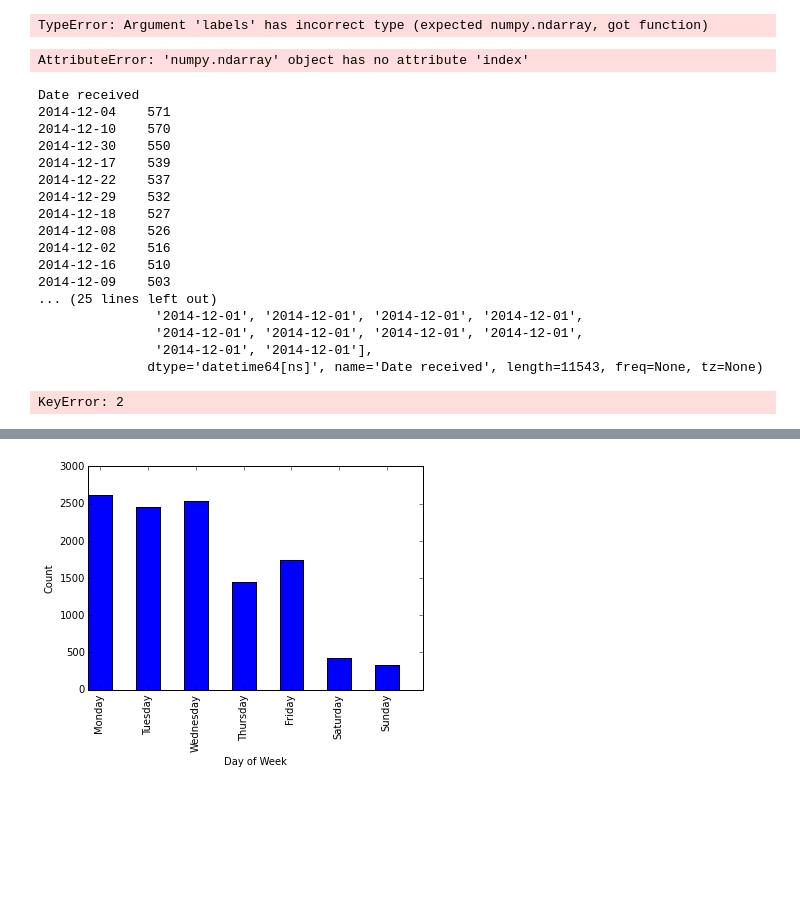
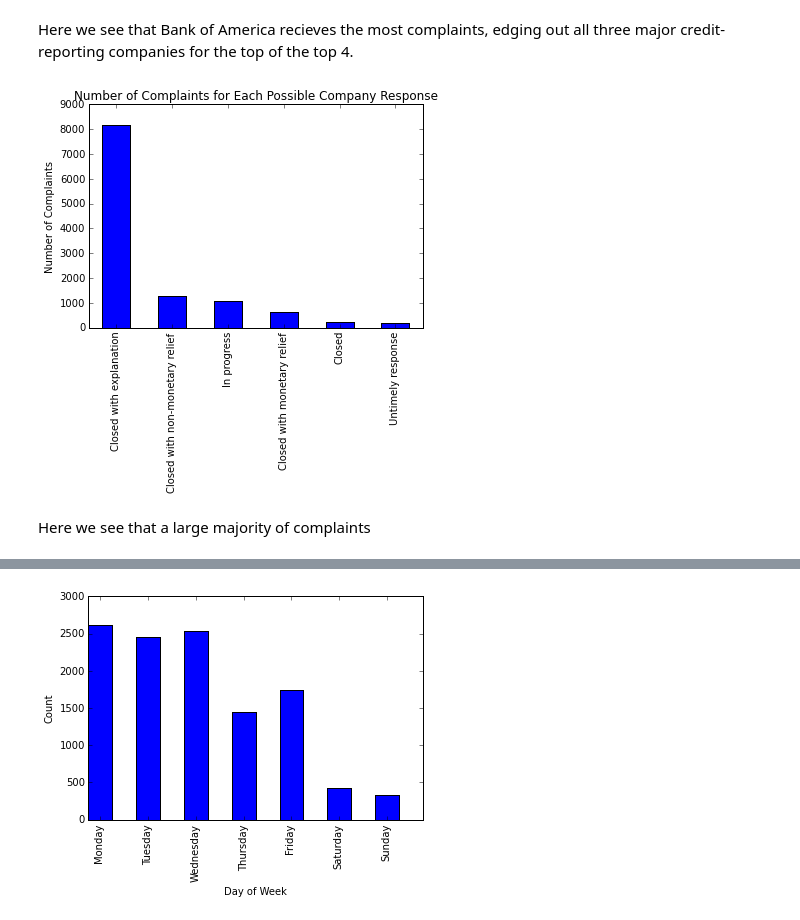
Before and after one commit to JonathanFrederick/consumer-complaints, a Jupyter notebook: consumer-complaints.ipynb, the cells around one changed output, grey strips where cells are left out. Saved outputs shown, nothing was run; the diff lists cells and outputs as text; code cells hidden in the pictures; blank space fills up the shorter version.

```diff
--- a/consumer-complaints.ipynb
+++ b/consumer-complaints.ipynb
@@ -23,52 +24,16 @@ complaints_dec14['Company response'].value_counts().plot("bar")
+# %% [markdown]
+Here we see that Bank of America recieves the most complaints, edging out all three major credit-reporting companies for the top of the top 4.
+# %%
+complaints_dec14['Company response'].value_counts().plot("bar")
+plt.title("Number of Complaints for Each Possible Company Response")
+plt.ylabel("Number of Complaints")
+plt.show()
+# %% [output]
+[figure, added]
+# %% [markdown]
+Here we see that a large majority of complaints
 # %%
 complaints_dec14.index = pd.to_datetime(complaints_dec14['Date received'], '%m/%d/%Y')
 # %%
 complaints_dec14['weekday'] = complaints_dec14.index.weekday
 #complaints_dec14['weekday'] = complaints_dec14.index.to_series().map(lambda d: d.weekday())
-# %%
-complaints_dec14.index.groupby(lambda x: x.weekday).mean()
-# %% [output]
-TypeError: Argument 'labels' has incorrect type (expected numpy.ndarray, got function)
-# %%
-complaints_dec14['weekday'].unique().index.unique()
-# %% [output]
-AttributeError: 'numpy.ndarray' object has no attribute 'index'
-# %%
-print(complaints_dec14.index.value_counts())
-print(complaints_dec14.index)
-# %% [output]
-Date received
-2014-12-04    571
-2014-12-10    570
-2014-12-30    550
-2014-12-17    539
-2014-12-22    537
-2014-12-29    532
-2014-12-18    527
-2014-12-08    526
-2014-12-02    516
-2014-12-16    510
-2014-12-09    503
-... (25 lines left out)
-               '2014-12-01', '2014-12-01', '2014-12-01', '2014-12-01',
-               '2014-12-01', '2014-12-01', '2014-12-01', '2014-12-01',
-               '2014-12-01', '2014-12-01'],
-              dtype='datetime64[ns]', name='Date received', length=11543, freq=None, tz=None)
-# %%
-day_dict = {}
-for day in days_sub:
-    if day.weekday() in days_sub:
-        day_dict[day.weekday()] +=1
-    else:
-        day_dict[day.weekday()] = 1
-day_list = []
-day_values = []
-for day in day_dict:
-    day_list.append(day)
-    day_values.append(day_dict[day])
-
-n = len(day_list)
-index = np.arange(n)
-width = .5
-# %% [output]
-KeyError: 2
```
Also changed, not shown: parts of 11 cells of this notebook.
